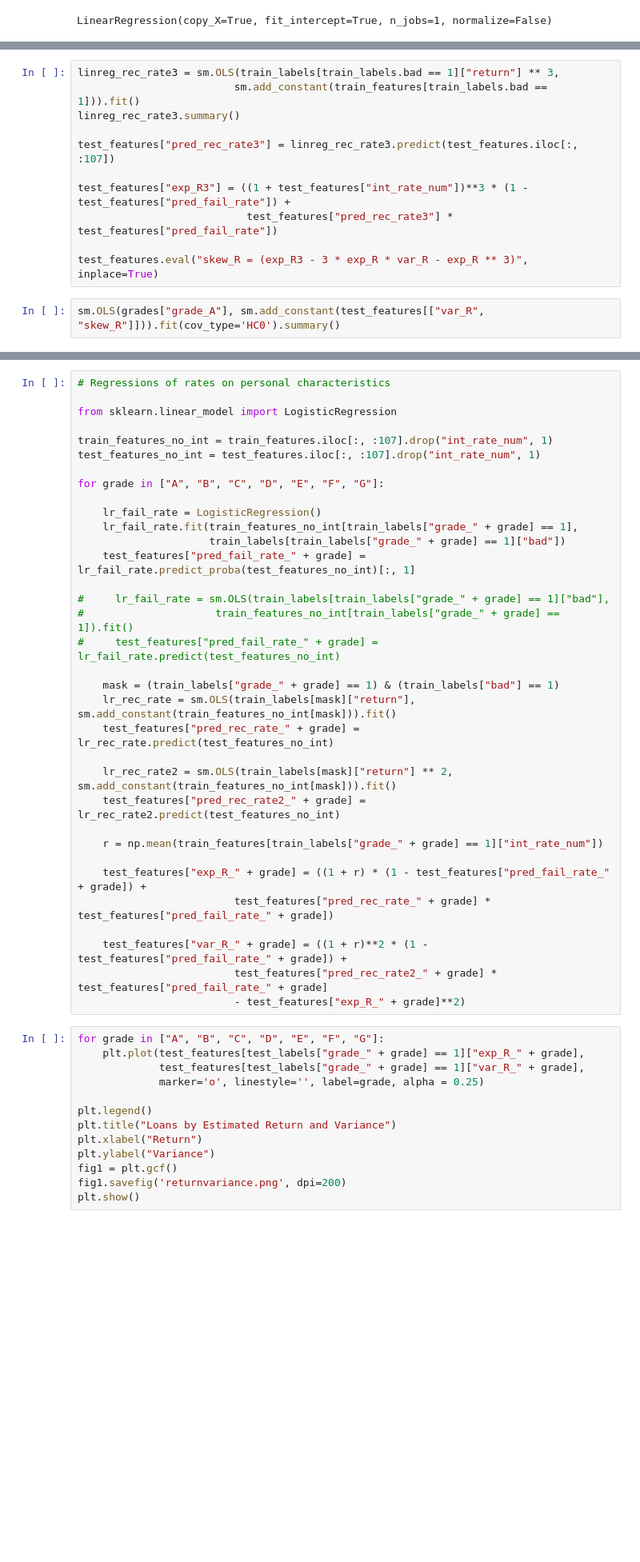
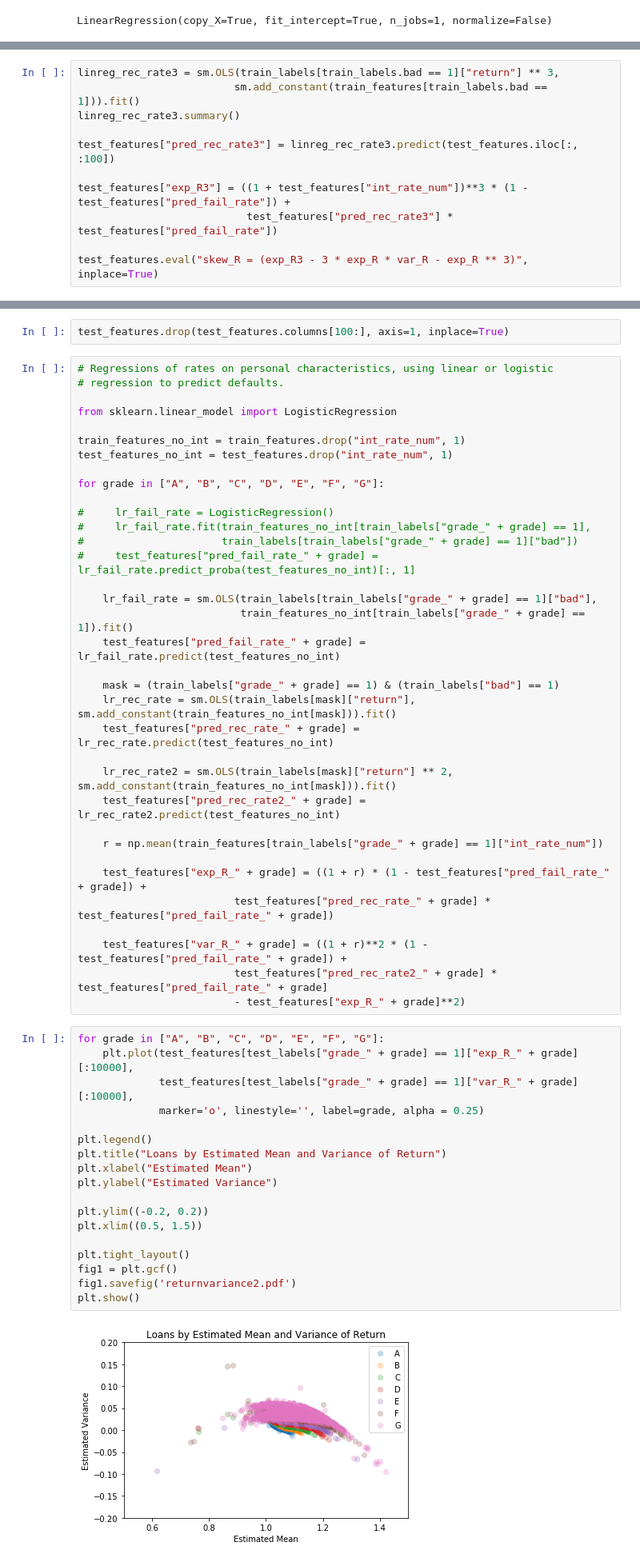
Before and after one commit to arielgoldszmidt/lenders, a Jupyter notebook: project.ipynb, the cells around one changed output, grey strips where cells are left out. Shown at 80% size. Drawn from its saved outputs; the diff is of its cells as text; blank space fills up the shorter version.

```diff
--- a/project.ipynb
+++ b/project.ipynb
@@ -184,14 +89,12 @@ linreg_rec_rate3 = sm.OLS(train_labels[train_labels.bad == 1]["return"] ** 3,
                          sm.add_constant(train_features[train_labels.bad == 1])).fit()
 linreg_rec_rate3.summary()
 
-test_features["pred_rec_rate3"] = linreg_rec_rate3.predict(test_features.iloc[:, :107])
+test_features["pred_rec_rate3"] = linreg_rec_rate3.predict(test_features.iloc[:, :100])
 
 test_features["exp_R3"] = ((1 + test_features["int_rate_num"])**3 * (1 - test_features["pred_fail_rate"]) +
                            test_features["pred_rec_rate3"] * test_features["pred_fail_rate"])
 
 test_features.eval("skew_R = (exp_R3 - 3 * exp_R * var_R - exp_R ** 3)", inplace=True)
-# %%
-sm.OLS(grades["grade_A"], sm.add_constant(test_features[["var_R", "skew_R"]])).fit(cov_type='HC0').summary()
 # %%
 import statsmodels.stats.outliers_influence
 
@@ -199,23 +124,26 @@ statsmodels.stats.outliers_influence.variance_inflation_factor(test_features[["v
 # %% [markdown]
 ## Separate Regressions for Each Loan Grade
+# %%
+test_features.drop(test_features.columns[100:], axis=1, inplace=True)
 # %%
-# Regressions of rates on personal characteristics
+# Regressions of rates on personal characteristics, using linear or logistic
+# regression to predict defaults.
 
 from sklearn.linear_model import LogisticRegression
 
-train_features_no_int = train_features.iloc[:, :107].drop("int_rate_num", 1)
-test_features_no_int = test_features.iloc[:, :107].drop("int_rate_num", 1)
+train_features_no_int = train_features.drop("int_rate_num", 1)
+test_features_no_int = test_features.drop("int_rate_num", 1)
 
 for grade in ["A", "B", "C", "D", "E", "F", "G"]:
 
-    lr_fail_rate = LogisticRegression()
-    lr_fail_rate.fit(train_features_no_int[train_labels["grade_" + grade] == 1],
-                     train_labels[train_labels["grade_" + grade] == 1]["bad"])
-    test_features["pred_fail_rate_" + grade] = lr_fail_rate.predict_proba(test_features_no_int)[:, 1]
+#     lr_fail_rate = LogisticRegression()
+#     lr_fail_rate.fit(train_features_no_int[train_labels["grade_" + grade] == 1],
+#                      train_labels[train_labels["grade_" + grade] == 1]["bad"])
+#     test_features["pred_fail_rate_" + grade] = lr_fail_rate.predict_proba(test_features_no_int)[:, 1]
 
-#     lr_fail_rate = sm.OLS(train_labels[train_labels["grade_" + grade] == 1]["bad"],
-#                     train_features_no_int[train_labels["grade_" + grade] == 1]).fit()
-#     test_features["pred_fail_rate_" + grade] = lr_fail_rate.predict(test_features_no_int)
+    lr_fail_rate = sm.OLS(train_labels[train_labels["grade_" + grade] == 1]["bad"],
+                          train_features_no_int[train_labels["grade_" + grade] == 1]).fit()
+    test_features["pred_fail_rate_" + grade] = lr_fail_rate.predict(test_features_no_int)
 
     mask = (train_labels["grade_" + grade] == 1) & (train_labels["bad"] == 1)
     lr_rec_rate = sm.OLS(train_labels[mask]["return"], sm.add_constant(train_features_no_int[mask])).fit()
@@ -234,17 +162,24 @@ for grade in ["A", "B", "C", "D", "E", "F", "G"]:
                          - test_features["exp_R_" + grade]**2)
 # %%
 for grade in ["A", "B", "C", "D", "E", "F", "G"]:
-    plt.plot(test_features[test_labels["grade_" + grade] == 1]["exp_R_" + grade],
-             test_features[test_labels["grade_" + grade] == 1]["var_R_" + grade],
+    plt.plot(test_features[test_labels["grade_" + grade] == 1]["exp_R_" + grade][:10000],
+             test_features[test_labels["grade_" + grade] == 1]["var_R_" + grade][:10000],
              marker='o', linestyle='', label=grade, alpha = 0.25)
 
 plt.legend()
-plt.title("Loans by Estimated Return and Variance")
-plt.xlabel("Return")
-plt.ylabel("Variance")
+plt.title("Loans by Estimated Mean and Variance of Return")
+plt.xlabel("Estimated Mean")
+plt.ylabel("Estimated Variance")
+
+plt.ylim((-0.2, 0.2))
+plt.xlim((0.5, 1.5))
+
+plt.tight_layout()
 fig1 = plt.gcf()
-fig1.savefig('returnvariance.png', dpi=200)
+fig1.savefig('returnvariance2.pdf')
 plt.show()
+# %% [output]
+[figure, added]
 # %% [markdown]
 ## ML Discrete Choice Model
 # %%
```
Also changed, not shown: parts of 27 cells of this notebook, 12 other files.
